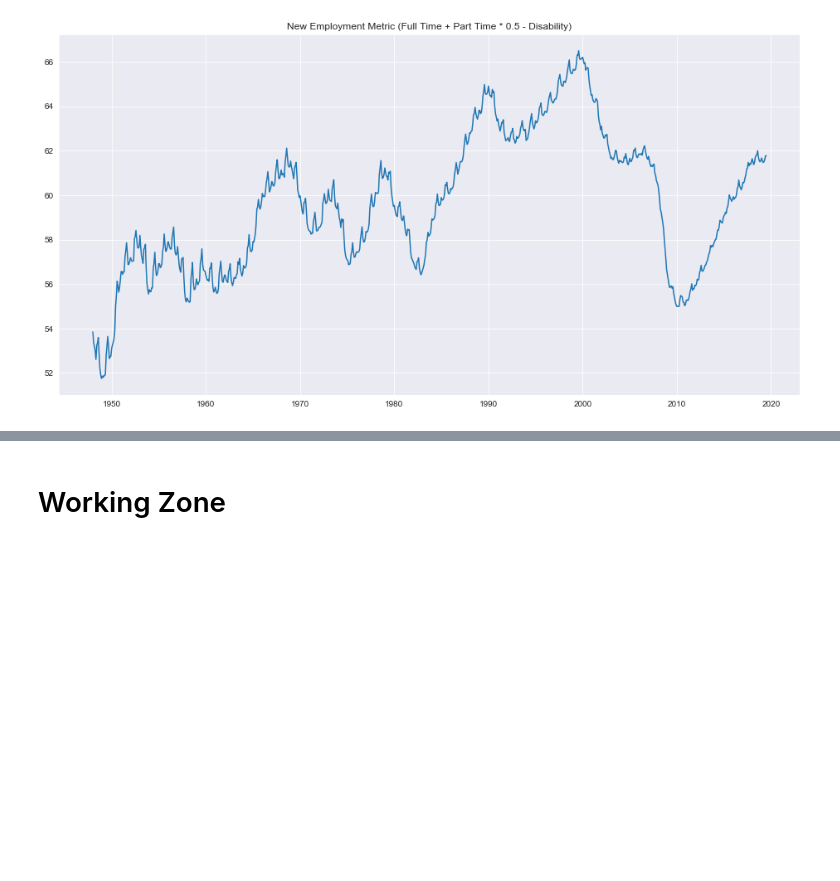
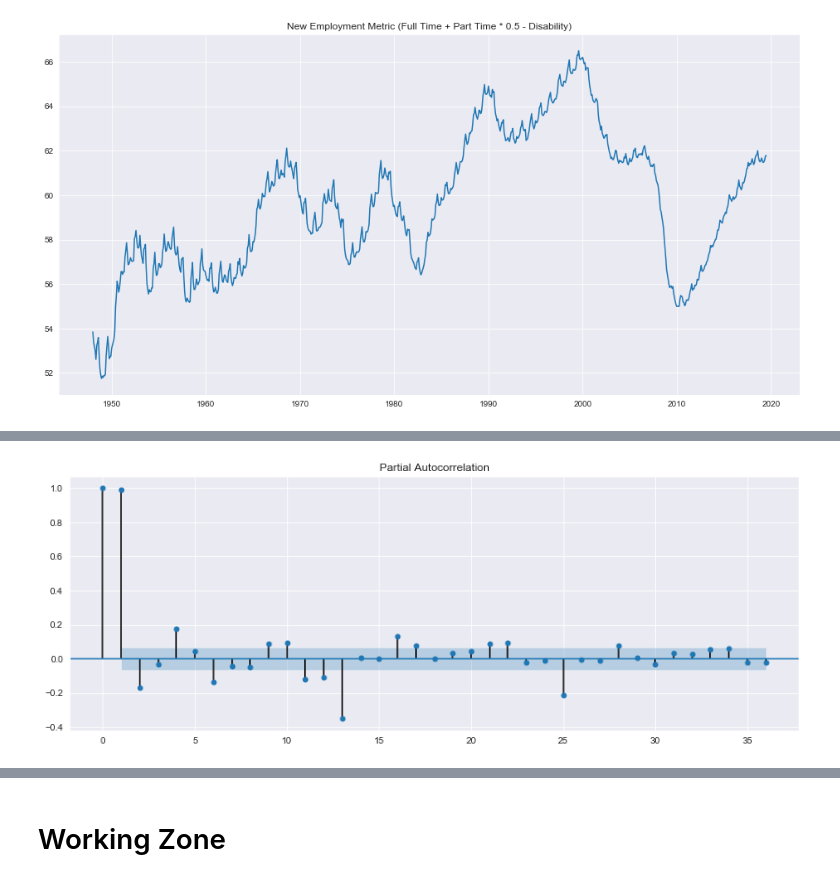
Before and after one commit to zapatos24/Employment_Prediction_LSTM_NN, a Jupyter notebook: mod_7_project.ipynb, the cells around one changed output, grey strips where cells are left out. Drawn from its saved outputs; the diff is of its cells as text; code cells hidden in the pictures; blank space fills up the shorter version.

```diff
--- a/mod_7_project.ipynb
+++ b/mod_7_project.ipynb
@@ -1269,0 +1280,6 @@ Text(0.5, 1.0, 'New Employment Metric (Full Time + Part Time * 0.5 - Disability)
+# %%
+rcParams['figure.figsize'] = 14, 5
+plot_pacf(model_df['New_Employment_Metric'], lags=36)
+plt.show()
+# %% [output]
+[figure, added]
```
Also changed, not shown: parts of 31 cells of this notebook, 2 other files.
